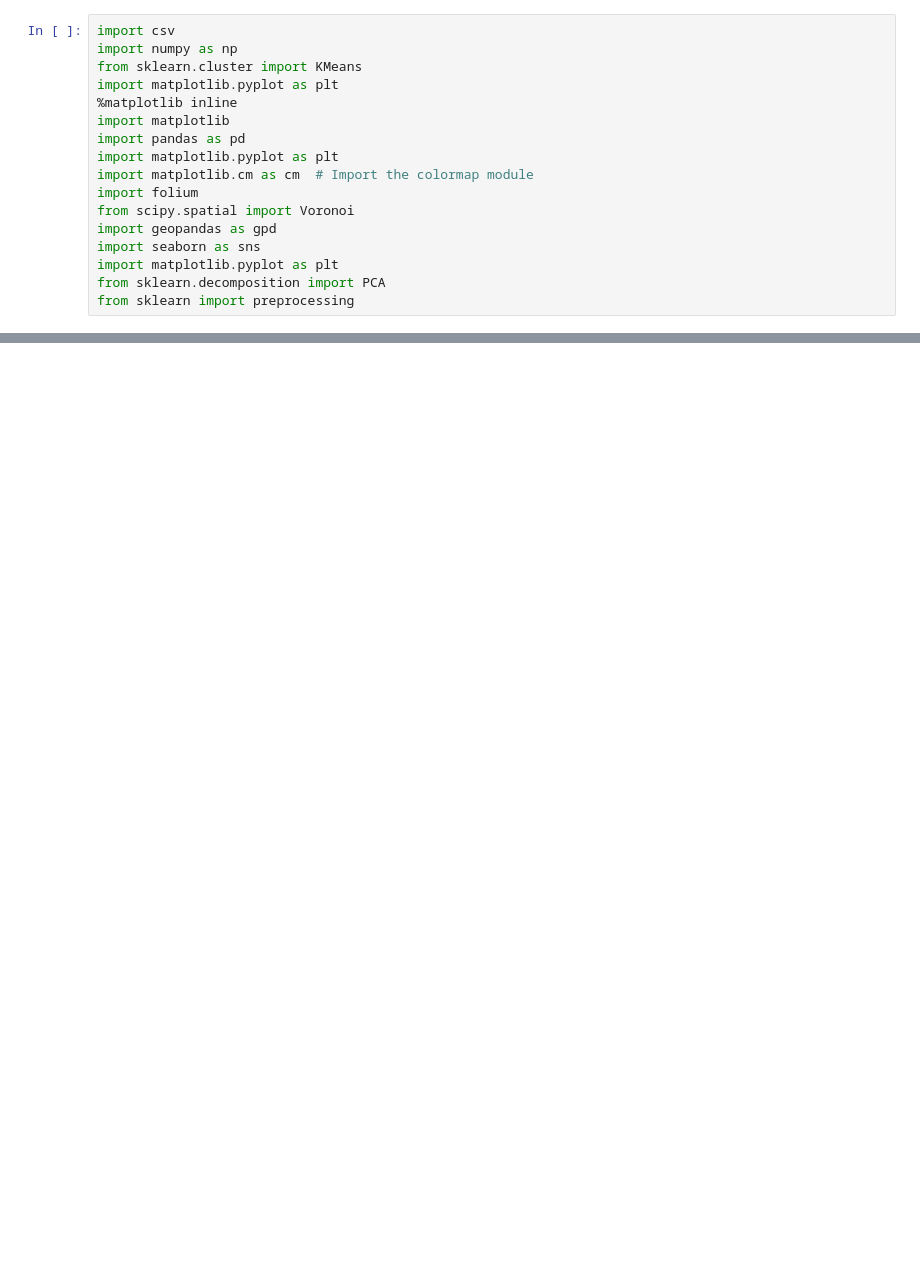
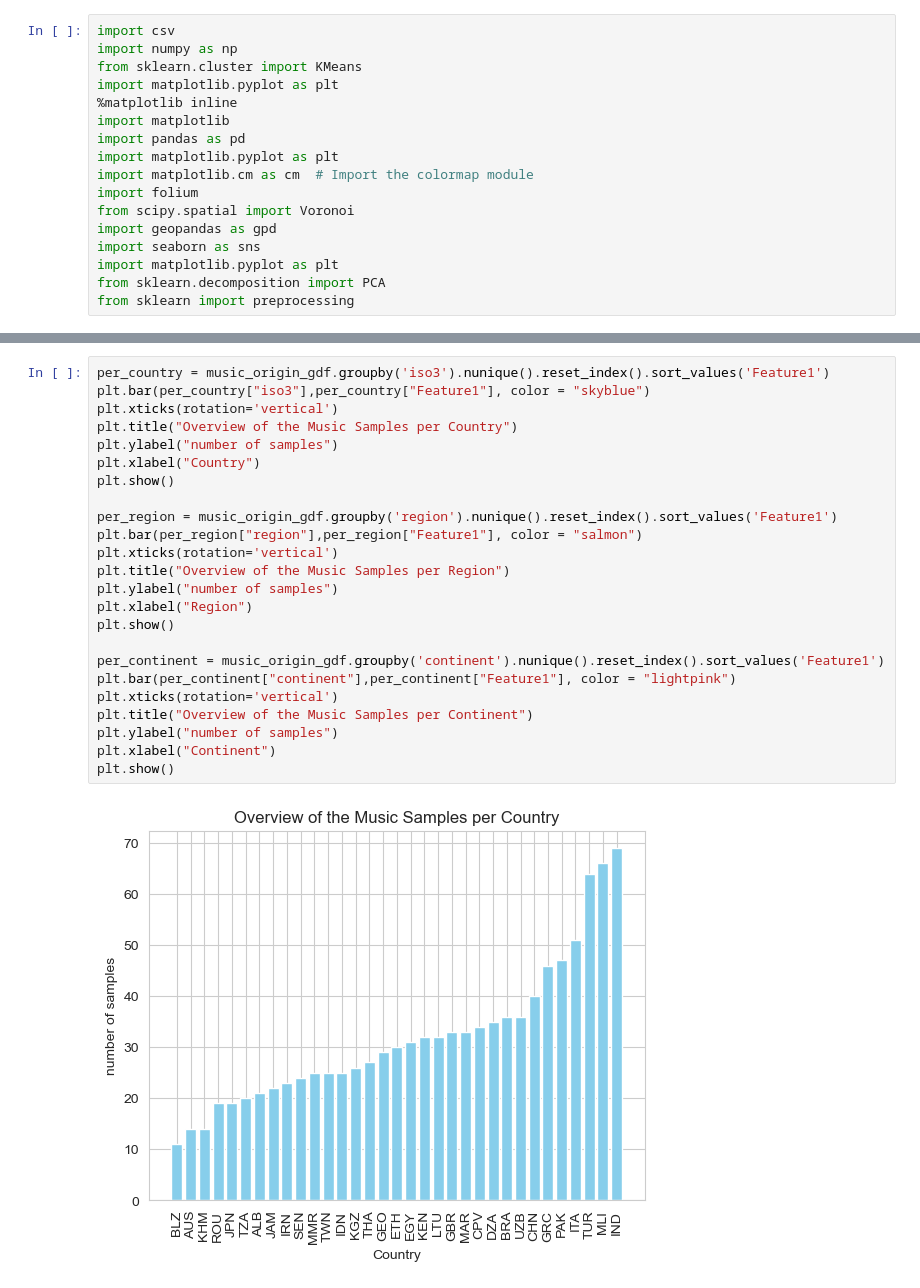
Before and after one commit to widmerc/GEO871, a Jupyter notebook: Project.ipynb, the cells around one changed output, grey strips where cells are left out. Cells and saved outputs as stored; diff of their text form; blank space fills up the shorter version.

```diff
--- a/Project.ipynb
+++ b/Project.ipynb
@@ -153,0 +110,26 @@ plt.show()
+# %%
+per_country = music_origin_gdf.groupby('iso3').nunique().reset_index().sort_values('Feature1')
+plt.bar(per_country["iso3"],per_country["Feature1"], color = "skyblue")
+plt.xticks(rotation='vertical')
+plt.title("Overview of the Music Samples per Country")
+plt.ylabel("number of samples")
+plt.xlabel("Country")
+plt.show()
+
+per_region = music_origin_gdf.groupby('region').nunique().reset_index().sort_values('Feature1')
+plt.bar(per_region["region"],per_region["Feature1"], color = "salmon")
+plt.xticks(rotation='vertical')
+plt.title("Overview of the Music Samples per Region")
+plt.ylabel("number of samples")
+plt.xlabel("Region")
+plt.show()
+
+per_continent = music_origin_gdf.groupby('continent').nunique().reset_index().sort_values('Feature1')
+plt.bar(per_continent["continent"],per_continent["Feature1"], color = "lightpink")
+plt.xticks(rotation='vertical')
+plt.title("Overview of the Music Samples per Continent")
+plt.ylabel("number of samples")
+plt.xlabel("Continent")
+plt.show()
+# %% [output]
+[figure, added]
```
Also changed, not shown: parts of 20 cells of this notebook, 3 other files.
